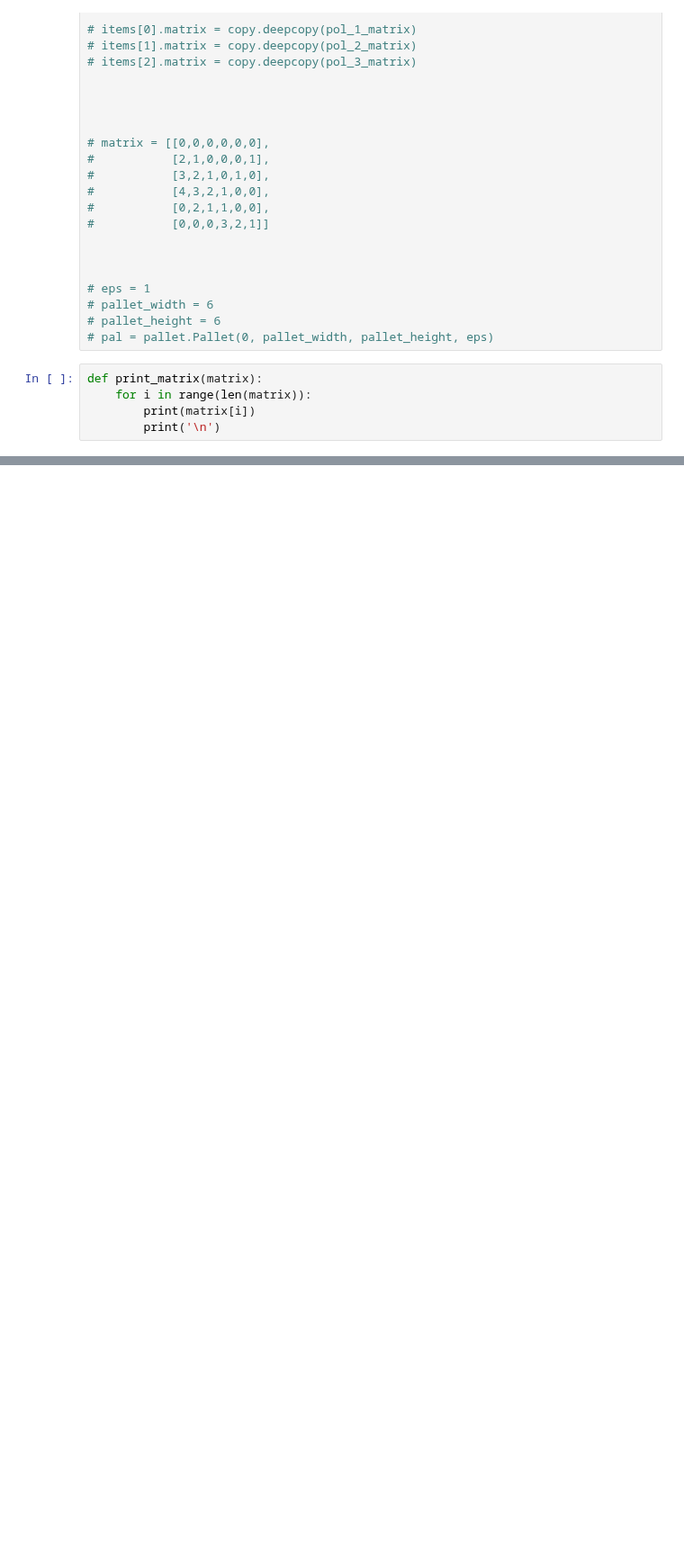
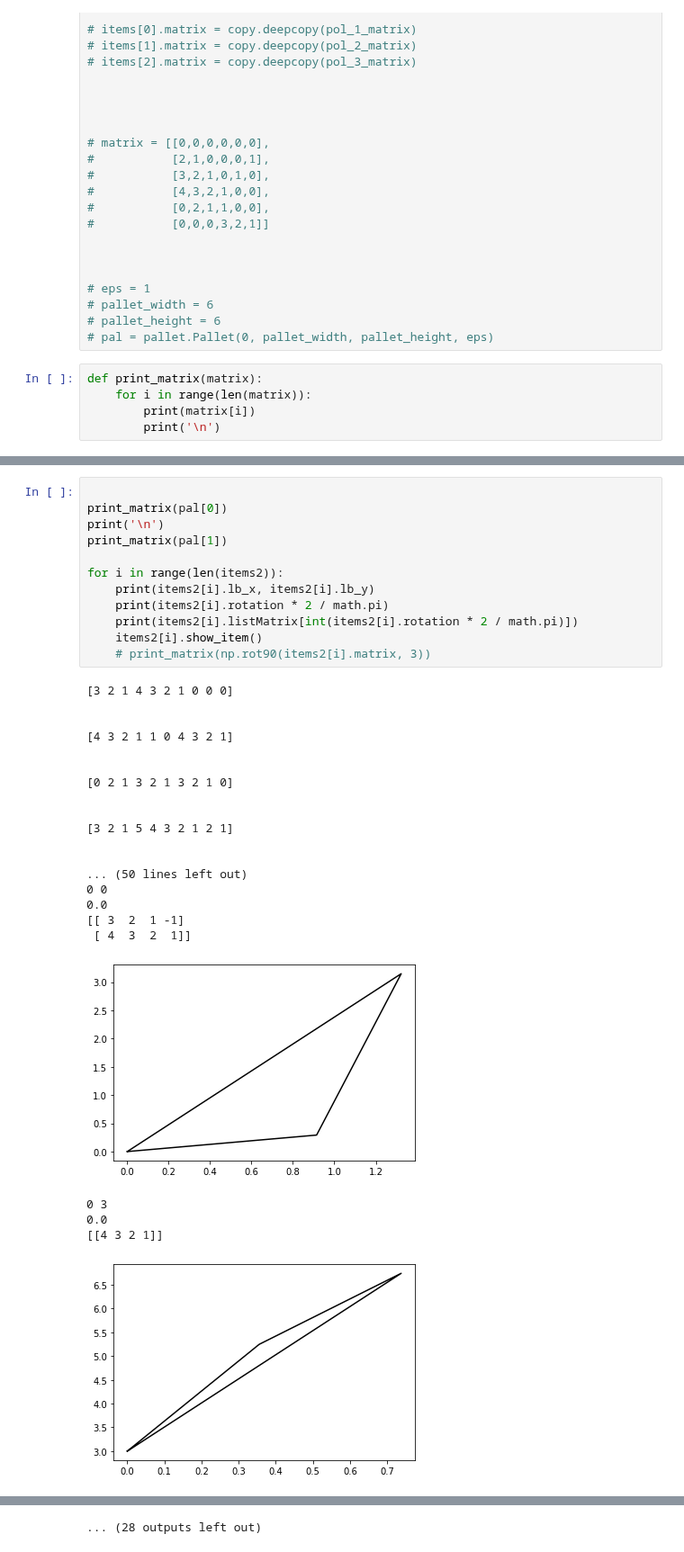
Before and after one commit to LyapinAlex/NestingProblem-BMW2022, a Jupyter notebook: raster_experiment.ipynb, the cells around one changed output, grey strips where cells are left out. Shown at 90% size. Cells and saved outputs as stored; diff of their text form; blank space fills up the shorter version.

```diff
--- a/raster_experiment.ipynb
+++ b/raster_experiment.ipynb
@@ -396,0 +589,35 @@ print(time.time() - t)
+# %%
+
+print_matrix(pal[0])
+print('\n')
+print_matrix(pal[1])
+
+for i in range(len(items2)):
+    print(items2[i].lb_x, items2[i].lb_y)
+    print(items2[i].rotation * 2 / math.pi)
+    print(items2[i].listMatrix[int(items2[i].rotation * 2 / math.pi)])
+    items2[i].show_item()
+    # print_matrix(np.rot90(items2[i].matrix, 3))
+# %% [output]
+[3 2 1 4 3 2 1 0 0 0]
+
+
+[4 3 2 1 1 0 4 3 2 1]
+
+
+[0 2 1 3 2 1 3 2 1 0]
+
+
+[3 2 1 5 4 3 2 1 2 1]
+
+
+... (50 lines left out)
+0 0
+0.0
+[[ 3  2  1 -1]
+ [ 4  3  2  1]]
+[figure, added]
+0 3
+0.0
+[[4 3 2 1]]
+[figure, added]
@@ -396,0 +651 @@ print(time.time() - t)
+... (28 outputs left out)
```
Also changed, not shown: parts of 13 cells of this notebook, 7 other files.
